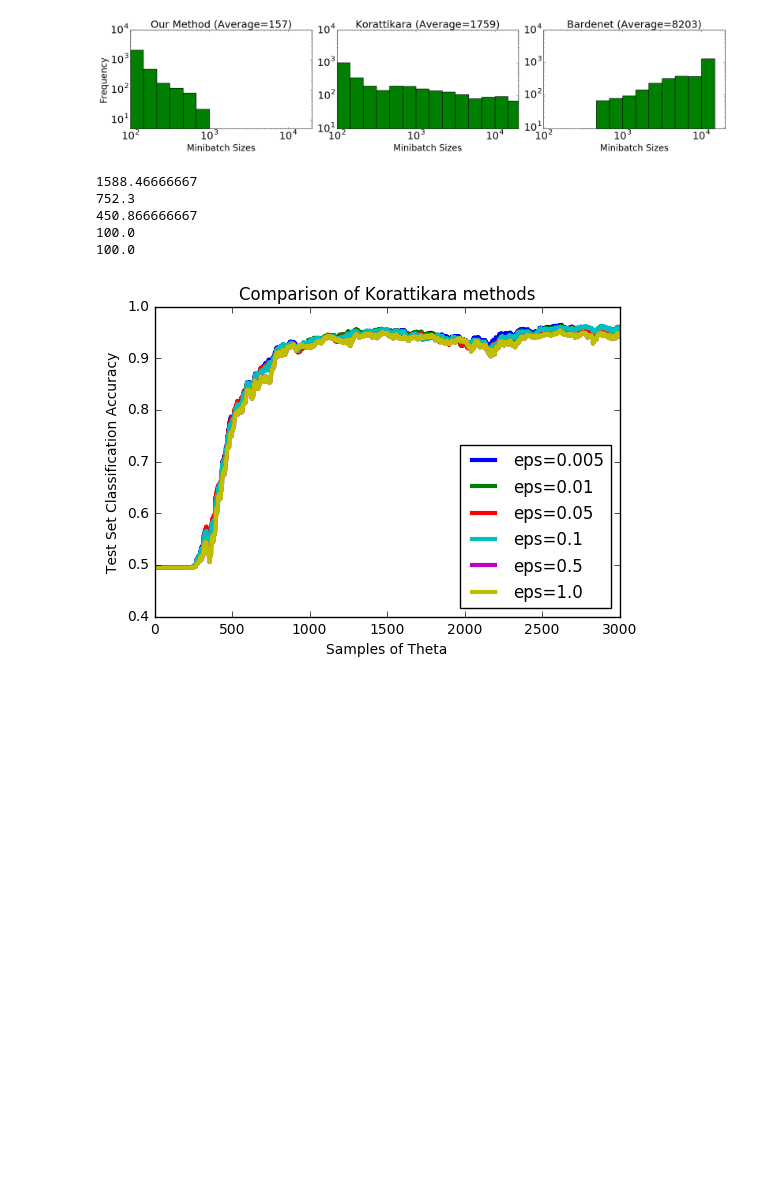
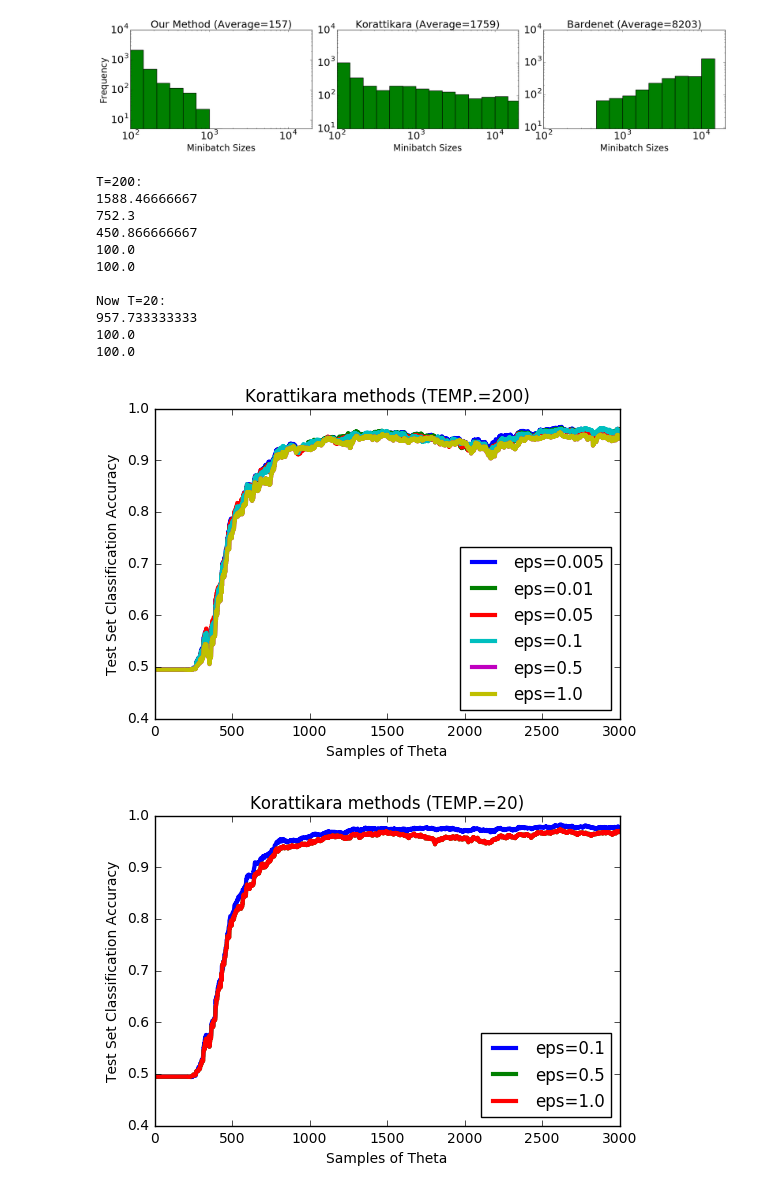
Before and after one commit to DanielTakeshi/New_MH_Test, a Jupyter notebook: code/plot_result_logisticRegression.ipynb, the cells around one changed output. Drawn from its saved outputs; the diff is of its cells as text; code cells hidden in the pictures; blank space fills up the shorter version.

Commit message:
Temperature=20 and Temperature=200 give spurious results, seems like epsilon=1 is great?

```diff
--- a/code/plot_result_logisticRegression.ipynb
+++ b/code/plot_result_logisticRegression.ipynb
@@ -186,44 +186,76 @@ plt.tight_layout()
 # %%
 """ Let's analyze what happens when we vary the epsilon tolerance for Korattikara.
 """
+N = 3000
 
+# Temperature is T=200
 df_kora_0005 = h5py.File('output/logistic_results_kora_20000_eps0005_.mat');
 df_kora_001 = h5py.File('output/logistic_results_kora_20000_eps001_.mat');
 df_kora_005 = h5py.File('output/logistic_results_kora_20000_eps005_.mat');
 df_kora_01 = h5py.File('output/logistic_results_kora_20000_eps01_.mat');
 df_kora_05 = h5py.File('output/logistic_results_kora_20000_eps05_.mat');
 df_kora_10 = h5py.File('output/logistic_results_kora_20000_eps10_.mat');
-N = 3000
+
+# Smaller temperature T=20:
+df_kora_01_t20 = h5py.File('output/logistic_results_kora_20000_eps01_temp20.mat');
+df_kora_05_t20 = h5py.File('output/logistic_results_kora_20000_eps05_temp20.mat');
+df_kora_10_t20 = h5py.File('output/logistic_results_kora_20000_eps10_temp20.mat');
 
 accuracy_kora_0005 = np.array(df_kora_0005['accuracy_kora']).reshape(N,1)
 accuracy_kora_001 = np.array(df_kora_001['accuracy_kora']).reshape(N,1)
 accuracy_kora_005 = np.array(df_kora_005['accuracy_kora']).reshape(N,1)
 accuracy_kora_01 = np.array(df_kora_01['accuracy_kora']).reshape(N,1)
 accuracy_kora_05 = np.array(df_kora_05['accuracy_kora']).reshape(N,1)
 accuracy_kora_10 = np.array(df_kora_10['accuracy_kora']).reshape(N,1)
 
+accuracy_kora_01_t20 = np.array(df_kora_01_t20['accuracy_kora']).reshape(N,1)
+accuracy_kora_05_t20 = np.array(df_kora_05_t20['accuracy_kora']).reshape(N,1)
+accuracy_kora_10_t20 = np.array(df_kora_10_t20['accuracy_kora']).reshape(N,1)
+
 plt.figure()
 w = 3.0
-plt.title("Comparison of Korattikara methods")
+plt.title("Korattikara methods (Temperature=200)")
 plt.xlabel("Samples of Theta")
 plt.ylabel("Test Set Classification Accuracy")
 plt.plot(accuracy_kora_0005, lw=w, label="eps=0.005")
 plt.plot(accuracy_kora_001, lw=w, label="eps=0.01")
 plt.plot(accuracy_kora_005, lw=w, label="eps=0.05")
 plt.plot(accuracy_kora_01, lw=w, label="eps=0.1")
 plt.plot(accuracy_kora_05, lw=w, label="eps=0.5")
 plt.plot(accuracy_kora_10, lw=w, label="eps=1.0")
 plt.legend(loc='lower right')
 
+plt.figure()
+w = 3.0
+plt.title("Korattikara methods (Temperature=20)")
+plt.xlabel("Samples of Theta")
+plt.ylabel("Test Set Classification Accuracy")
+plt.plot(accuracy_kora_01_t20, lw=w, label="eps=0.1")
+plt.plot(accuracy_kora_05_t20, lw=w, label="eps=0.5")
+plt.plot(accuracy_kora_10_t20, lw=w, label="eps=1.0")
+plt.legend(loc='lower right')
+
+print("T=200:")
 print(np.mean(df_kora_001['mb_size_kora']))
 print(np.mean(df_kora_005['mb_size_kora']))
 print(np.mean(df_kora_01['mb_size_kora']))
 print(np.mean(df_kora_05['mb_size_kora']))
 print(np.mean(df_kora_10['mb_size_kora']))
+print("\nNow T=20:")
+print(np.mean(df_kora_01_t20['mb_size_kora']))
+print(np.mean(df_kora_05_t20['mb_size_kora']))
+print(np.mean(df_kora_10_t20['mb_size_kora']))
 # %% [output]
+T=200:
 1588.46666667
 752.3
 450.866666667
 100.0
 100.0
+
+Now T=20:
+957.733333333
+100.0
+100.0
-[figure, old version]
+[figure, new version]
+[figure, added]
```
